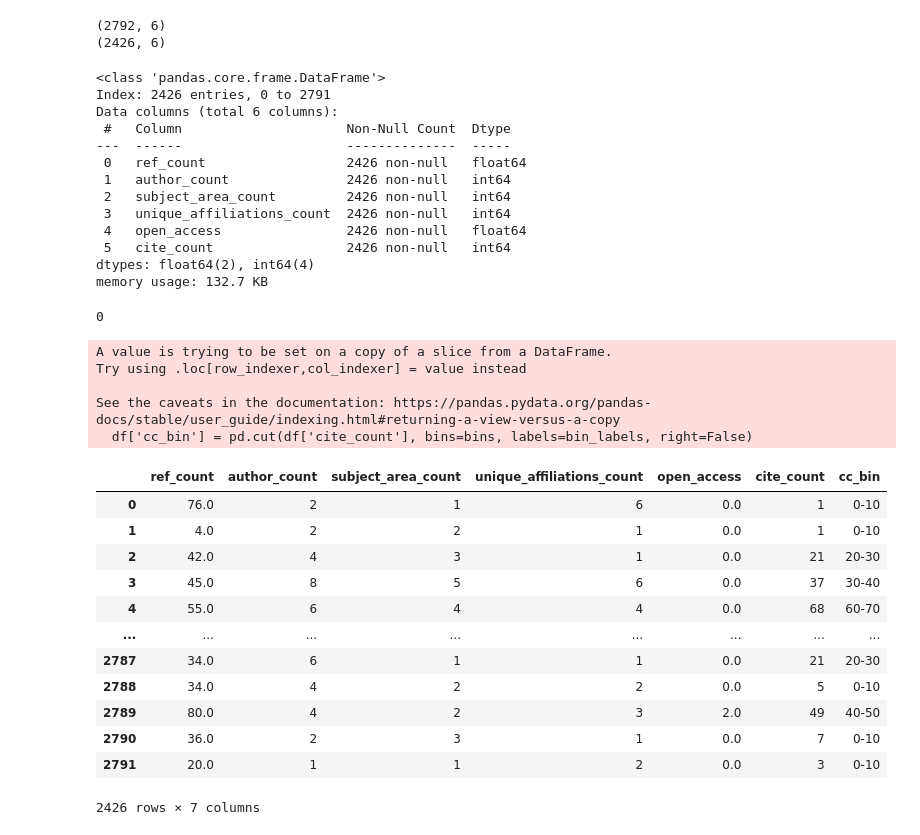
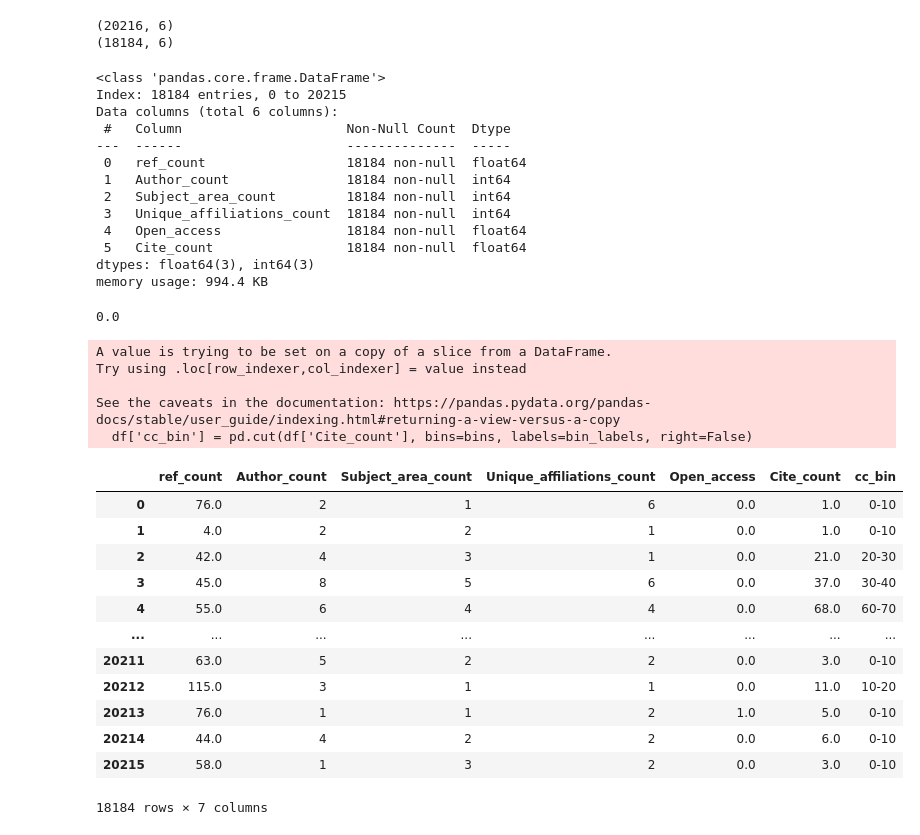
Before and after one commit to kaorat/DSDE_project_2024, a Jupyter notebook: ML_1_gan.ipynb, the cells around one changed output. Cells and saved outputs as stored; diff of their text form; code cells hidden in the pictures.

```diff
--- a/ML_1_gan.ipynb
+++ b/ML_1_gan.ipynb
@@ -28,0 +11,9 @@ display(df_all.head())
+# %%
+client = MongoClient('### DB_URL_HERE ###')
+research_col = client['db1']['research']
+data = research_col.find({})
+df_all = pd.DataFrame(data)
+# df_all = pd.read_csv('2018_ML_V3.csv')
+
+
+display(df_all.head())
@@ -53,5 +63,5 @@ Name: count, Length: 145, dtype: int64
 # %%
-df_omit_subtype = df_all.drop(columns=['subtype', 'title'])
+df_omit_subtype = df_all.drop(columns=['subtype', 'Title', '_id'])
 print(df_omit_subtype.shape)
 # null count each columns
 # for col in df_omit_subtype.columns:
@@ -64,59 +74,59 @@ print(df_omit_subtype_dropna.shape)
 # for col in df_omit_subtype_dropna.columns:
 #     print(col, df_omit_subtype_dropna[col].isnull().sum())
 # %% [output]
-(2792, 6)
-(2426, 6)
+(20216, 6)
+(18184, 6)
 # %%
 
 df_omit_subtype_dropna.info()
 # %% [output]
 <class 'pandas.core.frame.DataFrame'>
-Index: 2426 entries, 0 to 2791
+Index: 18184 entries, 0 to 20215
 Data columns (total 6 columns):
  #   Column                     Non-Null Count  Dtype
 ---  ------                     --------------  -----
- 0   ref_count                  2426 non-null   float64
- 1   author_count               2426 non-null   int64
- 2   subject_area_count         2426 non-null   int64
- 3   unique_affiliations_count  2426 non-null   int64
- 4   open_access                2426 non-null   float64
- 5   cite_count                 2426 non-null   int64
-dtypes: float64(2), int64(4)
-memory usage: 132.7 KB
+ 0   ref_count                  18184 non-null  float64
+ 1   Author_count               18184 non-null  int64
+ 2   Subject_area_count         18184 non-null  int64
+ 3   Unique_affiliations_count  18184 non-null  int64
+ 4   Open_access                18184 non-null  float64
+ 5   Cite_count                 18184 non-null  float64
+dtypes: float64(3), int64(3)
+memory usage: 994.4 KB
 # %%
 df = df_omit_subtype_dropna
 
-df.cite_count.min()
+df.Cite_count.min()
 # %% [output]
-0
+0.0
 # %%
 bins = [0,10,20,30,40,50,60,70,80,90,100, np.inf]
 
 
 bin_labels = ['0-10', '10-20', '20-30', '30-40', '40-50', '50-60', '60-70', '70-80', '80-90', '90-100', 'more']
-df['cc_bin'] = pd.cut(df['cite_count'], bins=bins, labels=bin_labels, right=False)
+df['cc_bin'] = pd.cut(df['Cite_count'], bins=bins, labels=bin_labels, right=False)
 
 display(df)
-df = df.drop(columns=['cite_count'])
+df = df.drop(columns=['Cite_count'])
 # %% [output]
 A value is trying to be set on a copy of a slice from a DataFrame.
 Try using .loc[row_indexer,col_indexer] = value instead
 
 See the caveats in the documentation: https://pandas.pydata.org/pandas-docs/stable/user_guide/indexing.html#returning-a-view-versus-a-copy
-  df['cc_bin'] = pd.cut(df['cite_count'], bins=bins, labels=bin_labels, right=False)
+  df['cc_bin'] = pd.cut(df['Cite_count'], bins=bins, labels=bin_labels, right=False)
-|  | ref_count | author_count | subject_area_count | unique_affiliations_count | open_access | cite_count | cc_bin |
-| 0 | 76.0 | 2 | 1 | 6 | 0.0 | 1 | 0-10 |
-| 1 | 4.0 | 2 | 2 | 1 | 0.0 | 1 | 0-10 |
-| 2 | 42.0 | 4 | 3 | 1 | 0.0 | 21 | 20-30 |
-| 3 | 45.0 | 8 | 5 | 6 | 0.0 | 37 | 30-40 |
-| 4 | 55.0 | 6 | 4 | 4 | 0.0 | 68 | 60-70 |
+|  | ref_count | Author_count | Subject_area_count | Unique_affiliations_count | Open_access | Cite_count | cc_bin |
+| 0 | 76.0 | 2 | 1 | 6 | 0.0 | 1.0 | 0-10 |
+| 1 | 4.0 | 2 | 2 | 1 | 0.0 | 1.0 | 0-10 |
+| 2 | 42.0 | 4 | 3 | 1 | 0.0 | 21.0 | 20-30 |
+| 3 | 45.0 | 8 | 5 | 6 | 0.0 | 37.0 | 30-40 |
+| 4 | 55.0 | 6 | 4 | 4 | 0.0 | 68.0 | 60-70 |
 | ... | ... | ... | ... | ... | ... | ... | ... |
-| 2787 | 34.0 | 6 | 1 | 1 | 0.0 | 21 | 20-30 |
-| 2788 | 34.0 | 4 | 2 | 2 | 0.0 | 5 | 0-10 |
-| 2789 | 80.0 | 4 | 2 | 3 | 2.0 | 49 | 40-50 |
-| 2790 | 36.0 | 2 | 3 | 1 | 0.0 | 7 | 0-10 |
-| 2791 | 20.0 | 1 | 1 | 2 | 0.0 | 3 | 0-10 |
+| 20211 | 63.0 | 5 | 2 | 2 | 0.0 | 3.0 | 0-10 |
+| 20212 | 115.0 | 3 | 1 | 1 | 0.0 | 11.0 | 10-20 |
+| 20213 | 76.0 | 1 | 1 | 2 | 1.0 | 5.0 | 0-10 |
+| 20214 | 44.0 | 4 | 2 | 2 | 0.0 | 6.0 | 0-10 |
+| 20215 | 58.0 | 1 | 3 | 2 | 0.0 | 3.0 | 0-10 |
-2426 rows × 7 columns
+18184 rows × 7 columns
 # %%
 # from sklearn.model_selection import train_test_split
 # # Features and target
```
Also changed, not shown: parts of 8 cells of this notebook, 1 other file.
